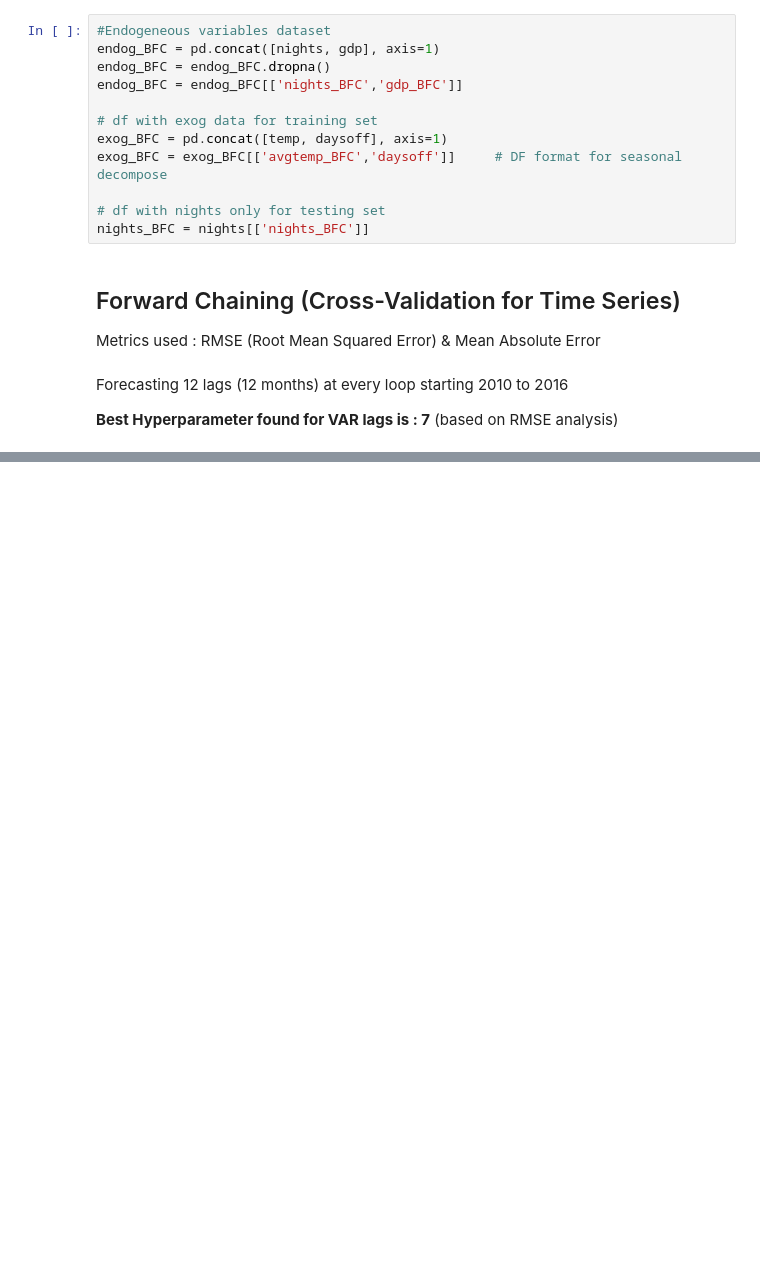
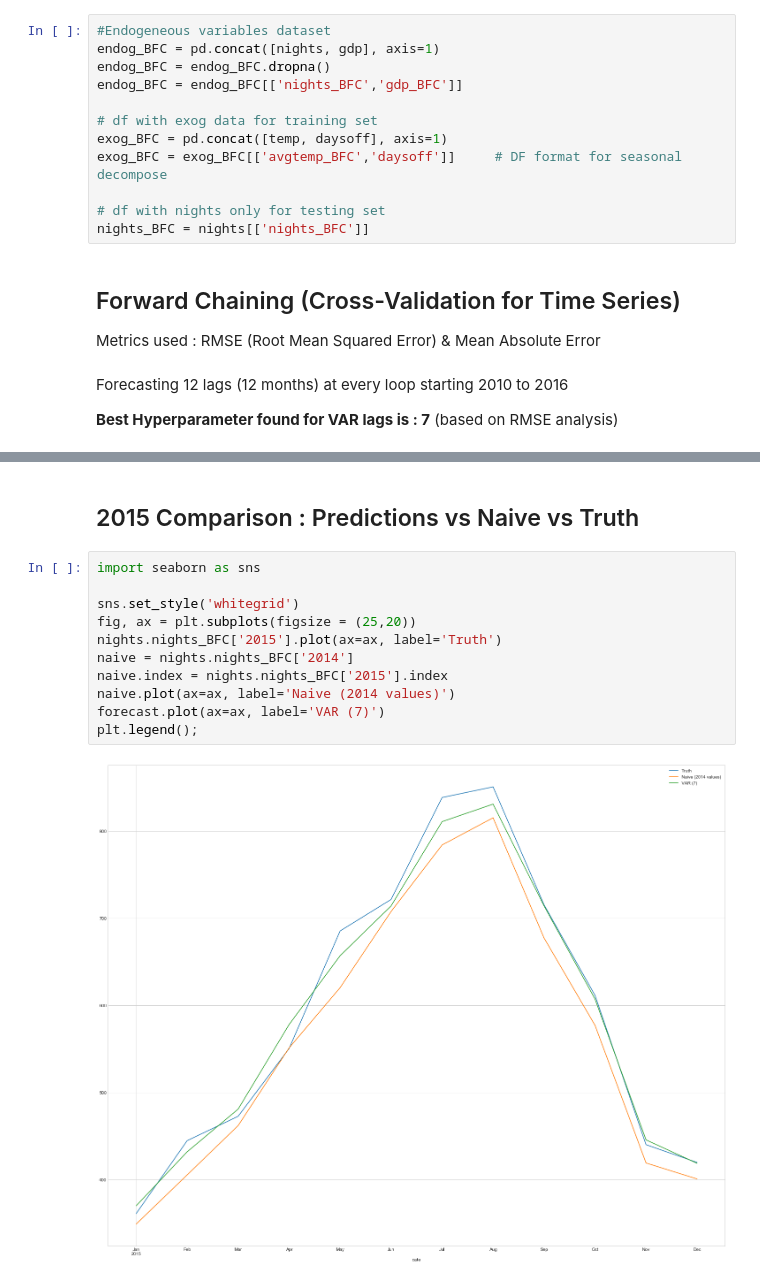
Before and after one commit to jinnyto/touristcast, a Jupyter notebook: CrossValidation/VAR Application_Bourgogne Franche Comté (BFC) .ipynb, the cells around one changed output, grey strips where cells are left out. Saved outputs shown, nothing was run; the diff lists cells and outputs as text; blank space fills up the shorter version.

```diff
--- a/CrossValidation/VAR Application_Bourgogne Franche Comté (BFC) .ipynb
+++ b/CrossValidation/VAR Application_Bourgogne Franche Comté (BFC) .ipynb
@@ -210,0 +283,15 @@ MAE test: 59.93376896843065
+# %% [markdown]
+## 2015 Comparison :  Predictions vs Naive vs Truth
+# %%
+import seaborn as sns
+
+sns.set_style('whitegrid')
+fig, ax = plt.subplots(figsize = (25,20))
+nights.nights_BFC['2015'].plot(ax=ax, label='Truth')
+naive = nights.nights_BFC['2014']
+naive.index = nights.nights_BFC['2015'].index
+naive.plot(ax=ax, label='Naive (2014 values)')
+forecast.plot(ax=ax, label='VAR (7)')
+plt.legend();
+# %% [output]
+[figure, added]
```
Also changed, not shown: parts of 3 cells of this notebook, 4 other files.
